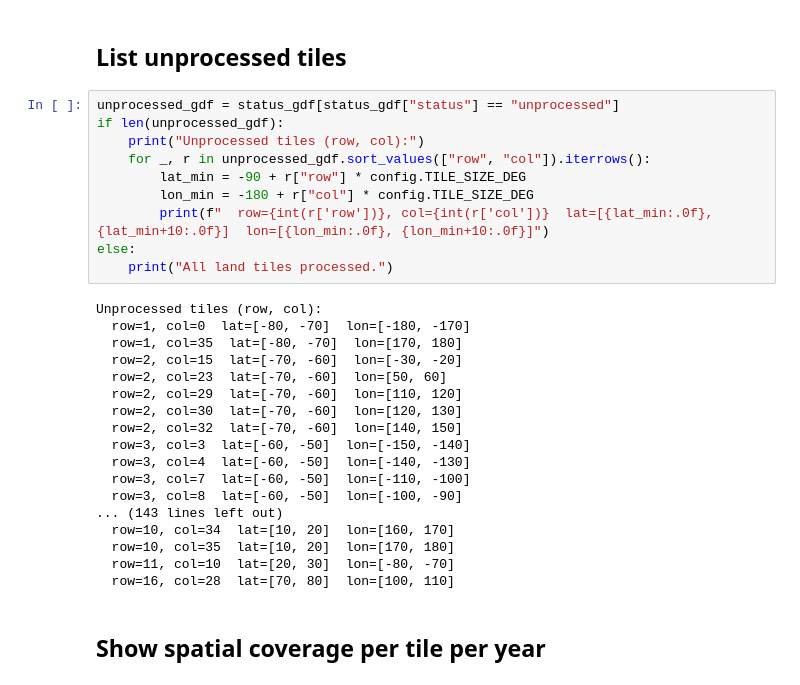
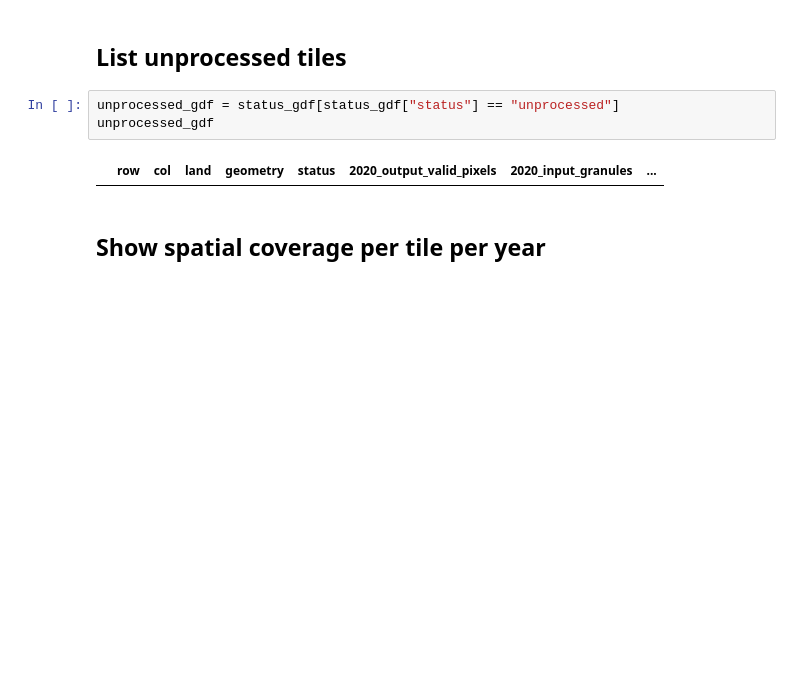
Before and after one commit to egagli/icechunk_github_actions_demo, a Jupyter notebook: notebooks/02_processing_status.ipynb, the cells around one changed output. Cells and saved outputs as stored; diff of their text form; blank space fills up the shorter version.

```diff
--- a/notebooks/02_processing_status.ipynb
+++ b/notebooks/02_processing_status.ipynb
@@ -139,32 +141,9 @@ f.tight_layout()
 ## List unprocessed tiles
 # %%
 unprocessed_gdf = status_gdf[status_gdf["status"] == "unprocessed"]
-if len(unprocessed_gdf):
-    print("Unprocessed tiles (row, col):")
-    for _, r in unprocessed_gdf.sort_values(["row", "col"]).iterrows():
-        lat_min = -90 + r["row"] * config.TILE_SIZE_DEG
-        lon_min = -180 + r["col"] * config.TILE_SIZE_DEG
-        print(f"  row={int(r['row'])}, col={int(r['col'])}  lat=[{lat_min:.0f}, {lat_min+10:.0f}]  lon=[{lon_min:.0f}, {lon_min+10:.0f}]")
-else:
-    print("All land tiles processed.")
+unprocessed_gdf
 # %% [output]
-Unprocessed tiles (row, col):
-  row=1, col=0  lat=[-80, -70]  lon=[-180, -170]
-  row=1, col=35  lat=[-80, -70]  lon=[170, 180]
-  row=2, col=15  lat=[-70, -60]  lon=[-30, -20]
-  row=2, col=23  lat=[-70, -60]  lon=[50, 60]
-  row=2, col=29  lat=[-70, -60]  lon=[110, 120]
-  row=2, col=30  lat=[-70, -60]  lon=[120, 130]
-  row=2, col=32  lat=[-70, -60]  lon=[140, 150]
-  row=3, col=3  lat=[-60, -50]  lon=[-150, -140]
-  row=3, col=4  lat=[-60, -50]  lon=[-140, -130]
-  row=3, col=7  lat=[-60, -50]  lon=[-110, -100]
-  row=3, col=8  lat=[-60, -50]  lon=[-100, -90]
-... (143 lines left out)
-  row=10, col=34  lat=[10, 20]  lon=[160, 170]
-  row=10, col=35  lat=[10, 20]  lon=[170, 180]
-  row=11, col=10  lat=[20, 30]  lon=[-80, -70]
-  row=16, col=28  lat=[70, 80]  lon=[100, 110]
+|  | row | col | land | geometry | status | 2020_output_valid_pixels | 2020_input_granules | ... |
 # %% [markdown]
 ## Show spatial coverage per tile per year
 # %%
```
Also changed, not shown: parts of 13 cells of this notebook, 2 other files.
